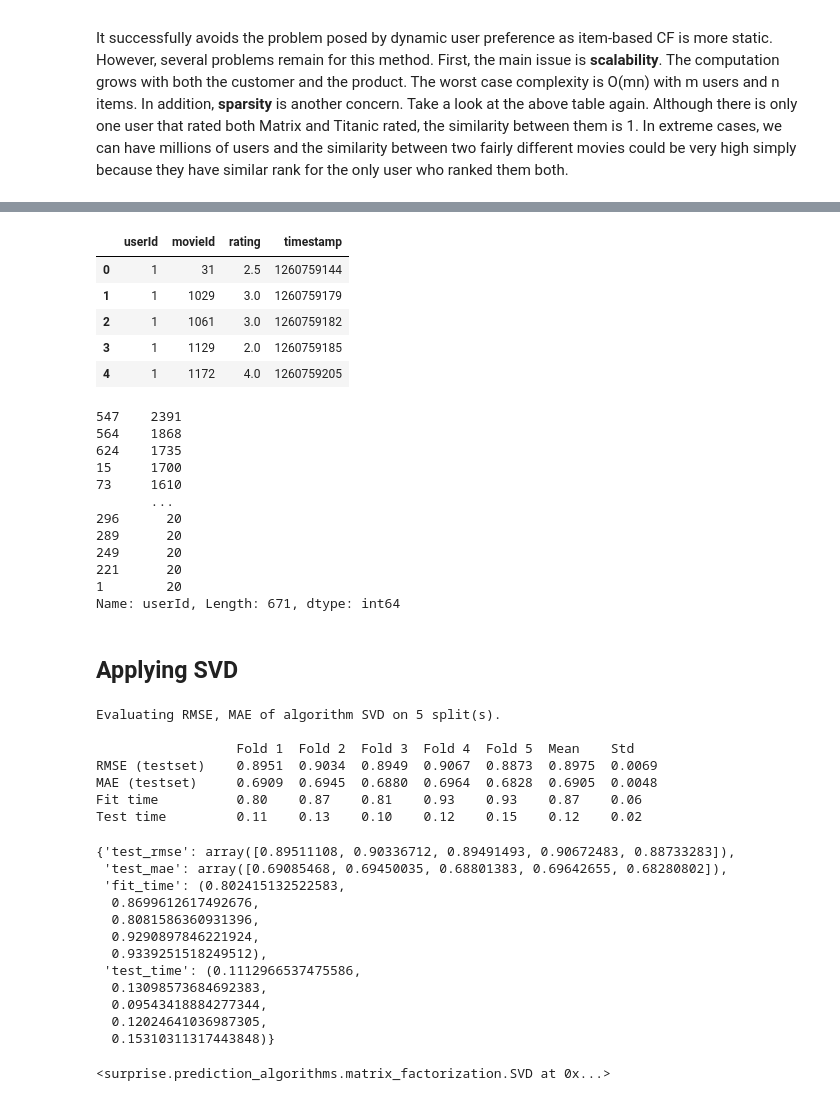
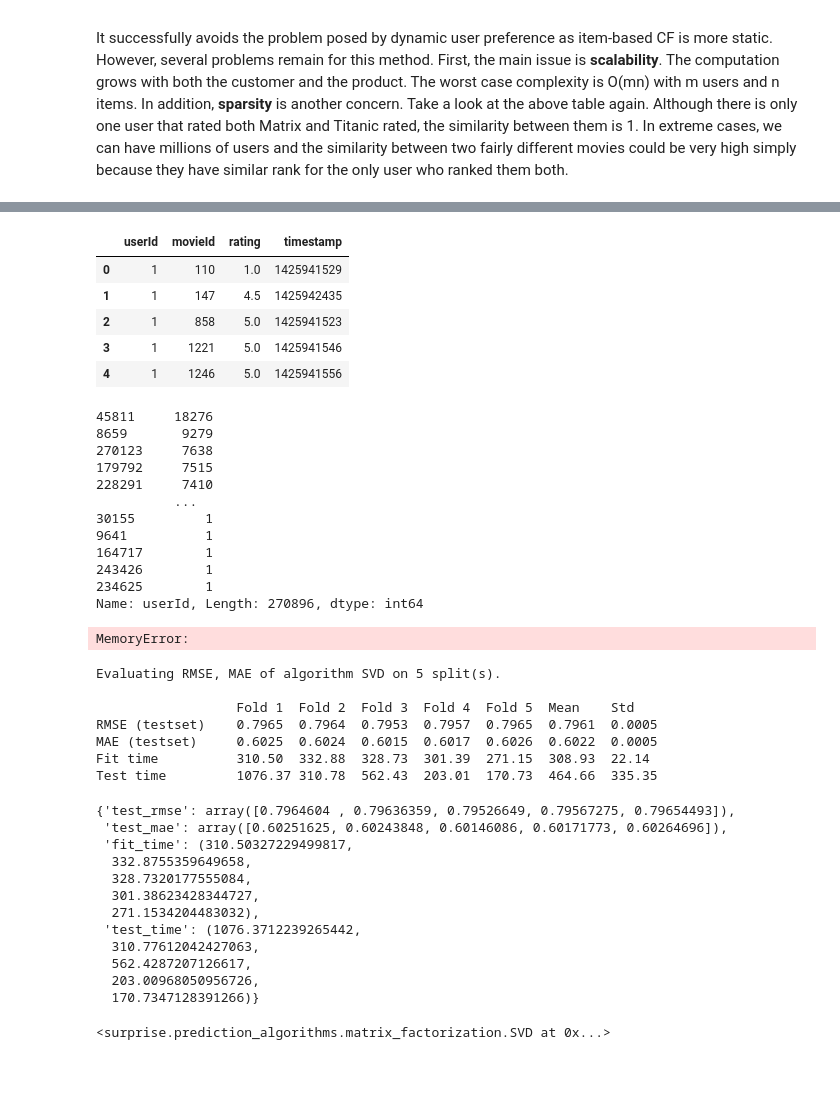
Before and after one commit to Alireza-Mahinparvar/CMPE297_Special_topic-project, a Jupyter notebook: Project-RecommendationSystem.ipynb, the cells around one changed output, grey strips where cells are left out. Saved outputs shown, nothing was run; the diff lists cells and outputs as text; code cells hidden in the pictures; blank space fills up the shorter version.

```diff
--- a/Project-RecommendationSystem.ipynb
+++ b/Project-RecommendationSystem.ipynb
@@ -59,57 +116,57 @@ from surprise import Reader, Dataset, SVD, SVDpp
 from surprise.model_selection import cross_validate
 # %%
 reader = Reader()
-ratings = pd.read_csv(r'F:\Study\Sem 2\Special Topics\Project\ratings_small.csv\ratings_small.csv')
+ratings = pd.read_csv(r"D:\297 - Special Topics\Project\ratings.csv")
 ratings.head()
 # %% [output]
 |  | userId | movieId | rating | timestamp |
-| 0 | 1 | 31 | 2.5 | 1260759144 |
-| 1 | 1 | 1029 | 3.0 | 1260759179 |
-| 2 | 1 | 1061 | 3.0 | 1260759182 |
-| 3 | 1 | 1129 | 2.0 | 1260759185 |
-| 4 | 1 | 1172 | 4.0 | 1260759205 |
+| 0 | 1 | 110 | 1.0 | 1425941529 |
+| 1 | 1 | 147 | 4.5 | 1425942435 |
+| 2 | 1 | 858 | 5.0 | 1425941523 |
+| 3 | 1 | 1221 | 5.0 | 1425941546 |
+| 4 | 1 | 1246 | 5.0 | 1425941556 |
 # %%
 ratings.userId.value_counts()
 # %% [output]
-547    2391
-564    1868
-624    1735
-15     1700
-73     1610
-       ...
-296      20
-289      20
-249      20
-221      20
-1        20
-Name: userId, Length: 671, dtype: int64
+45811     18276
+8659       9279
+270123     7638
+179792     7515
+228291     7410
+          ...
+30155         1
+9641          1
+164717        1
+243426        1
+234625        1
+Name: userId, Length: 270896, dtype: int64
 # %%
 data = Dataset.load_from_df(ratings[['userId', 'movieId', 'rating']], reader)
+# %% [output]
+MemoryError:
-# %% [markdown]
-## Applying SVD
 # %%
 svd = SVD()
-cross_validate(svd, data, measures=['RMSE', 'MAE'], cv=5, verbose=True)
+cross_validate(svd., data, measures=['RMSE', 'MAE'], cv=5, verbose=True)
 # %% [output]
 Evaluating RMSE, MAE of algorithm SVD on 5 split(s).
 
                   Fold 1  Fold 2  Fold 3  Fold 4  Fold 5  Mean    Std
-RMSE (testset)    0.8951  0.9034  0.8949  0.9067  0.8873  0.8975  0.0069
-MAE (testset)     0.6909  0.6945  0.6880  0.6964  0.6828  0.6905  0.0048
-Fit time          0.80    0.87    0.81    0.93    0.93    0.87    0.06
-Test time         0.11    0.13    0.10    0.12    0.15    0.12    0.02
+RMSE (testset)    0.7965  0.7964  0.7953  0.7957  0.7965  0.7961  0.0005
+MAE (testset)     0.6025  0.6024  0.6015  0.6017  0.6026  0.6022  0.0005
+Fit time          310.50  332.88  328.73  301.39  271.15  308.93  22.14
+Test time         1076.37 310.78  562.43  203.01  170.73  464.66  335.35
-{'test_rmse': array([0.89511108, 0.90336712, 0.89491493, 0.90672483, 0.88733283]),
- 'test_mae': array([0.69085468, 0.69450035, 0.68801383, 0.69642655, 0.68280802]),
- 'fit_time': (0.802415132522583,
-  0.8699612617492676,
-  0.8081586360931396,
-  0.9290897846221924,
-  0.9339251518249512),
- 'test_time': (0.1112966537475586,
-  0.13098573684692383,
-  0.09543418884277344,
-  0.12024641036987305,
-  0.15310311317443848)}
+{'test_rmse': array([0.7964604 , 0.79636359, 0.79526649, 0.79567275, 0.79654493]),
+ 'test_mae': array([0.60251625, 0.60243848, 0.60146086, 0.60171773, 0.60264696]),
+ 'fit_time': (310.50327229499817,
+  332.8755359649658,
+  328.7320177555084,
+  301.38623428344727,
+  271.1534204483032),
+ 'test_time': (1076.3712239265442,
+  310.77612042427063,
+  562.4287207126617,
+  203.00968050956726,
+  170.7347128391266)}
 # %%
 trainset = data.build_full_trainset()
 svd.fit(trainset)
```
Also changed, not shown: parts of 51 cells of this notebook.
